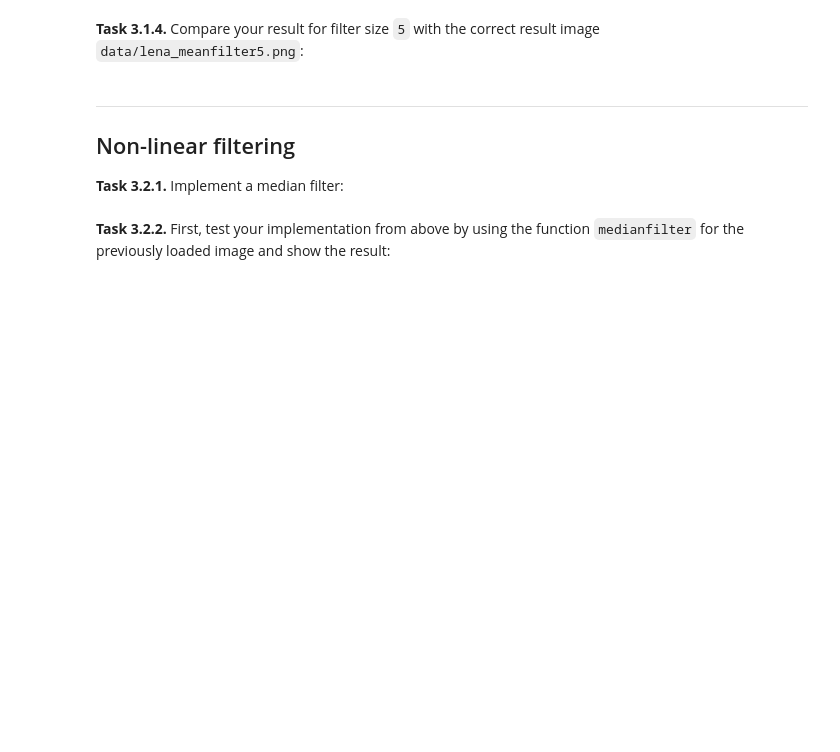
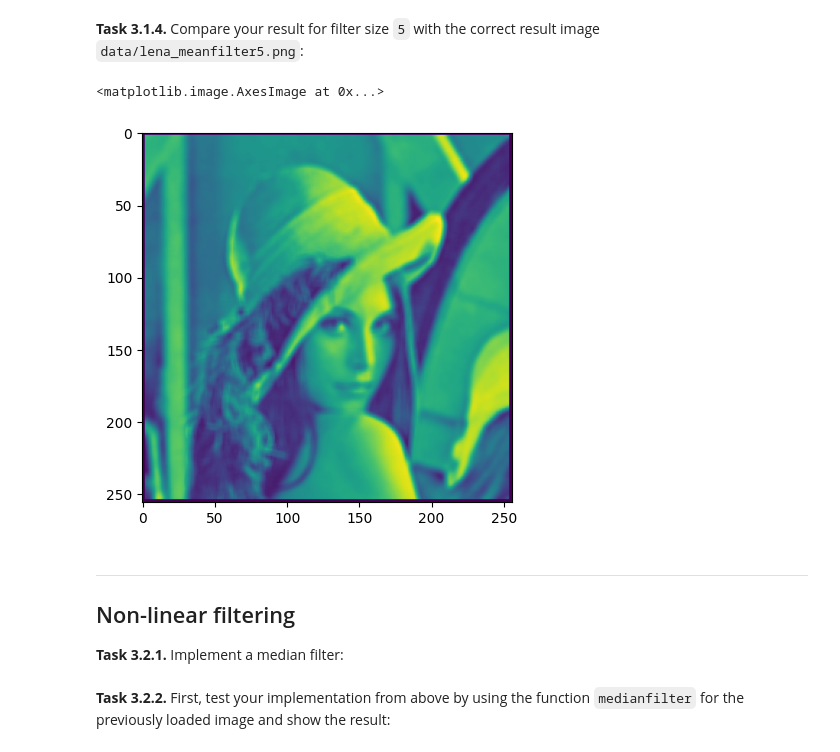
Before and after one commit to anna-staszelis/mobi-fs3-python, a Jupyter notebook: task3.ipynb, the cells around one changed output. Cells and saved outputs as stored; diff of their text form; code cells hidden in the pictures; blank space fills up the shorter version.

```diff
--- a/task3.ipynb
+++ b/task3.ipynb
@@ -33,5 +39,11 @@ def meanfilter(img, size):
 # %% [markdown]
 **<a id="#">Task 3.1.4.</a>** Compare your result for filter size `5` with the correct result image `data/lena_meanfilter5.png`:
+# %%
+img1_mean=meanfilter(img, 5)
+plt.imshow(img1_mean)
+# %% [output]
+<matplotlib.image.AxesImage at 0x...>
+[figure, added]
 # %% [markdown]
 ---
 
```
Also changed, not shown: parts of 11 cells of this notebook.
